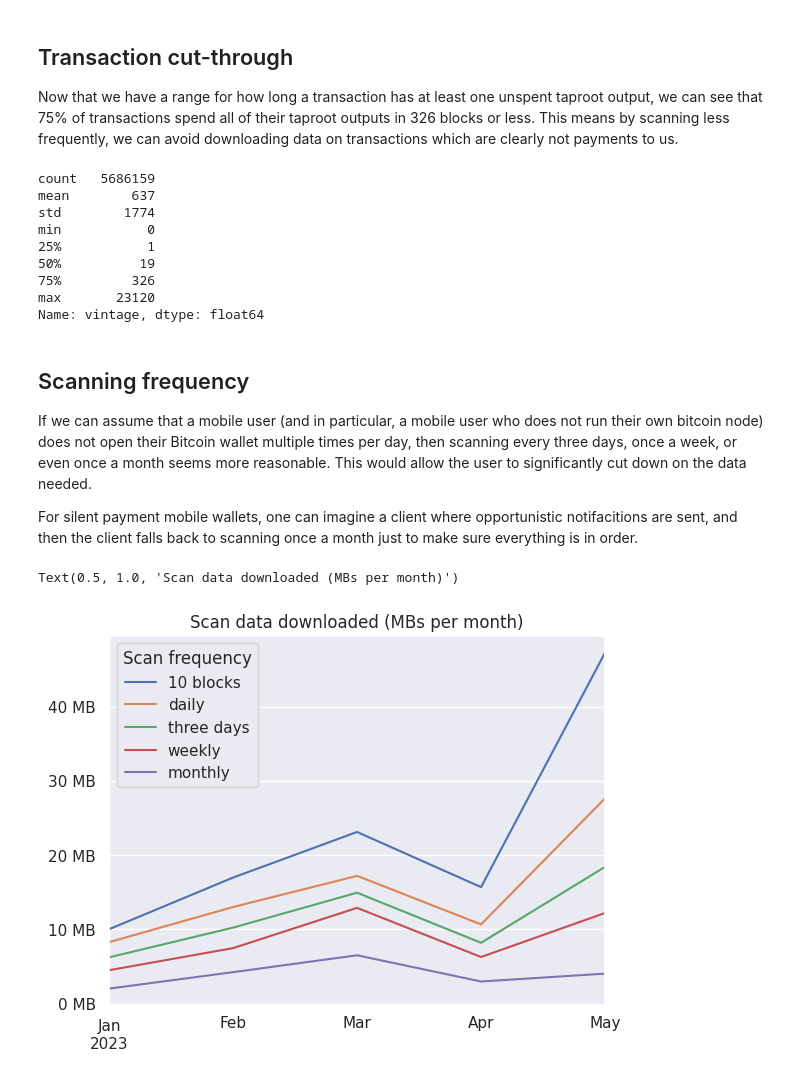
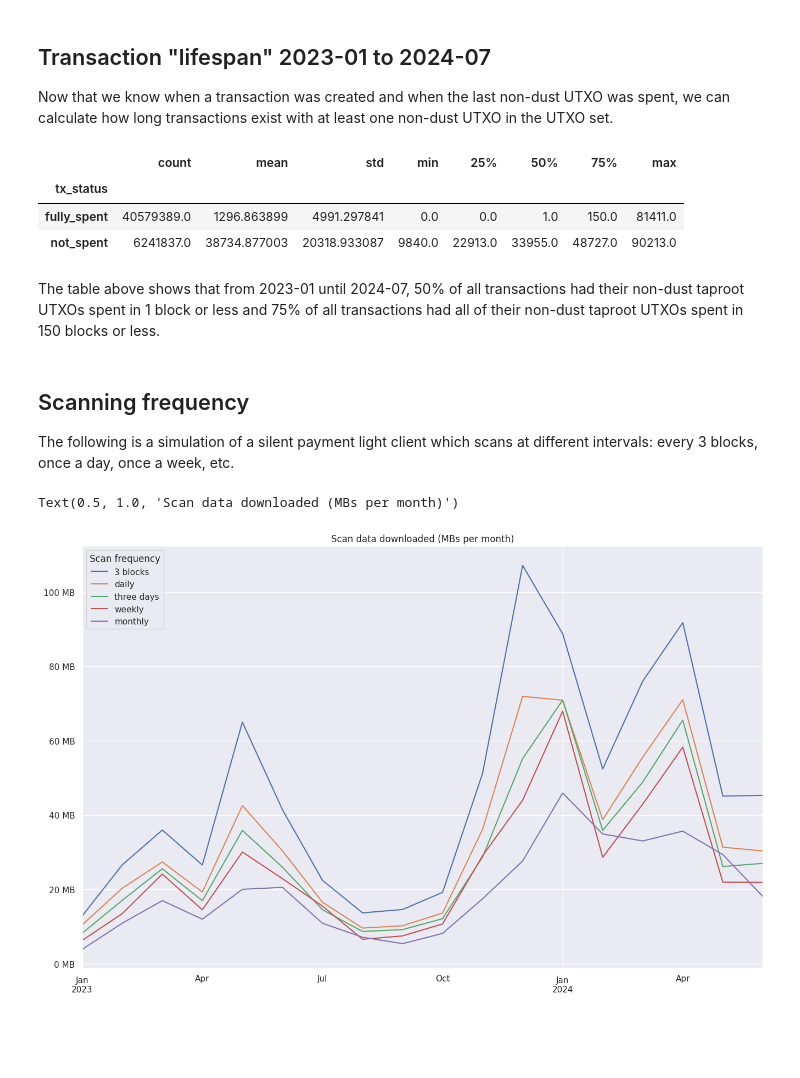
Before and after one commit to josibake/bitcoin-data-analysis, a Jupyter notebook: notebooks/silent-payments-light-client-data.ipynb, the cells around one changed output. Saved outputs shown, nothing was run; the diff lists cells and outputs as text; code cells hidden in the pictures; blank space fills up the shorter version.

Commit message:
update silent payments notebook
previous numbers were out of date and slightly innacurate.

update the notebook to reflect current taproot usage and mention
that all utxos must be non-dust utxos

```diff
--- a/notebooks/silent-payments-light-client-data.ipynb
+++ b/notebooks/silent-payments-light-client-data.ipynb
@@ -50,17 +66,4 @@ vintage_per_taproot_output = pd.read_csv('vintage_per_taproot_output_769787_to_7
 # %% [markdown]
-## Transaction cut-through
+## Transaction "lifespan" 2023-01 to 2024-07
 
-Now that we have a range for how long a transaction has at least one unspent taproot output, we can see that 75% of transactions spend all of their taproot outputs in 326 blocks or less. This means by scanning less frequently, we can avoid downloading data on transactions which are clearly not payments to us.
+Now that we know when a transaction was created and when the last non-dust UTXO was spent, we can calculate how long transactions exist with at least one non-dust UTXO in the UTXO set.
-# %%
-with pd.option_context('float_format', '{:0.0f}'.format):
-    print(vintage_per_taproot_output['vintage'].describe())
-# %% [output]
-count   5686159
-mean        637
-std        1774
-min           0
-25%           1
-50%          19
-75%         326
-max       23120
-Name: vintage, dtype: float64
@@ -67,33 +75,38 @@ Name: vintage, dtype: float64
+# %%
+vintage_per_taproot_output.groupby('tx_status')['vintage'].describe()
+# %% [output]
+|  | count | mean | std | min | 25% | 50% | 75% | max |
+| tx_status |  |  |  |  |  |  |  |  |
+| fully_spent | 40579389.0 | 1296.863899 | 4991.297841 | 0.0 | 0.0 | 1.0 | 150.0 | 81411.0 |
+| not_spent | 6241837.0 | 38734.877003 | 20318.933087 | 9840.0 | 22913.0 | 33955.0 | 48727.0 | 90213.0 |
+# %% [markdown]
+The table above shows that from 2023-01 until 2024-07, 50% of all transactions had their non-dust taproot UTXOs spent in 1 block or less and 75% of all transactions had all of their non-dust taproot UTXOs spent in 150 blocks or less.
 # %% [markdown]
 ## Scanning frequency
 
-If we can assume that a mobile user (and in particular, a mobile user who does not run their own bitcoin node) does not open their Bitcoin wallet multiple times per day, then scanning every three days, once a week, or even once a month seems more reasonable. This would allow the user to significantly cut down on the data needed.
-
-For silent payment mobile wallets, one can imagine a client where opportunistic notifacitions are sent, and then the client falls back to scanning once a month just to make sure everything is in order.
+The following is a simulation of a silent payment light client which scans at different intervals: every 3 blocks, once a day, once a week, etc.
 # %%
 block_intervals = vintage_per_taproot_output.groupby(
     ['block_timestamp','created','spent']
-).count()
-bi_df = block_intervals.reset_index().sort_values(by='created')
+)['tx_status'].count()
+bi_df = block_intervals.reset_index().rename(columns={'vintage':'total'}).sort_values(by='created')
-# %%
-bi_df['block_timestamp'] = pd.to_datetime(bi_df['block_timestamp'])
 # %%
 def sum_txs(group_range, df):
     df['block_timestamp_scan'] = df['block_timestamp'].max()
     return df.groupby(
         df['block_timestamp_scan']
-    ).apply(lambda x: x[x['spent'] > group_range.right]['vintage'].sum() * 32 * 0.000001)
+    ).apply(lambda x: x[x['spent'] > group_range.right]['tx_status'].sum() * 33 * 0.000001)
 # %%
 start = min_block
 end = max_block
 
-interval = 10
+interval = 3
 scans = list(range(start, end, interval))
 groups = bi_df.groupby(pd.cut(bi_df['created'], scans))
 results = bi_df.groupby(
     pd.cut(bi_df['created'], scans)
 ).apply(lambda x: sum_txs(x.name, x)).reset_index(name='scanned_mbs')[['block_timestamp_scan', 'scanned_mbs']]
-every_10_blocks = results.set_index('block_timestamp_scan').rename(columns={'scanned_mbs': '10 blocks'})
+every_10_blocks = results.set_index('block_timestamp_scan').rename(columns={'scanned_mbs': '3 blocks'})
 
 # once every 144 blocks
 interval = 144
@@ -131,18 +144,18 @@ results = bi_df.groupby(
 ).apply(lambda x: sum_txs(x.name, x)).reset_index(name='scanned_mbs')[['block_timestamp_scan', 'scanned_mbs']]
 once_per_month = results.set_index('block_timestamp_scan').rename(columns={'scanned_mbs': 'monthly'})
 # %%
-ax1 = every_10_blocks.groupby(pd.Grouper(freq='M')).sum().plot()
+ax1 = every_10_blocks.groupby(pd.Grouper(freq='M')).sum().plot(figsize=(16,10))
 once_per_day.groupby(pd.Grouper(freq='M')).sum().plot(ax=ax1)
 every_three_days.groupby(pd.Grouper(freq='M')).sum().plot(ax=ax1)
 once_per_week.groupby(pd.Grouper(freq='M')).sum().plot(ax=ax1)
 once_per_month.groupby(pd.Grouper(freq='M')).sum().plot(ax=ax1)
 ax1.legend(title='Scan frequency')
 
 from matplotlib.ticker import FormatStrFormatter
 
 ax1.yaxis.set_major_formatter(FormatStrFormatter('%d MB'))
 ax1.xaxis.label.set_visible(False)
 ax1.set_title('Scan data downloaded (MBs per month)')
 # %% [output]
 Text(0.5, 1.0, 'Scan data downloaded (MBs per month)')
-[figure, old version]
+[figure, new version]
```
Also changed, not shown: parts of 12 cells of this notebook.
